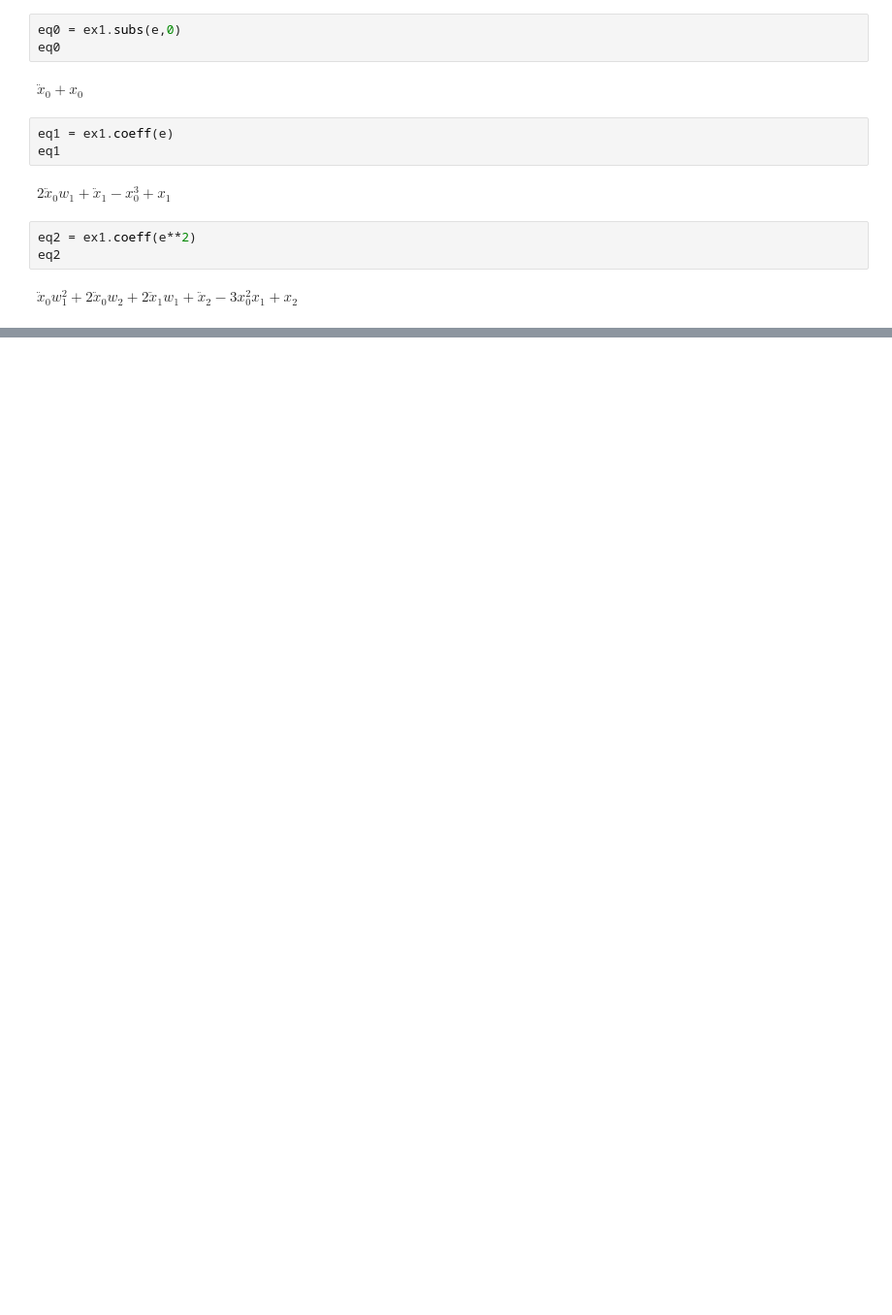
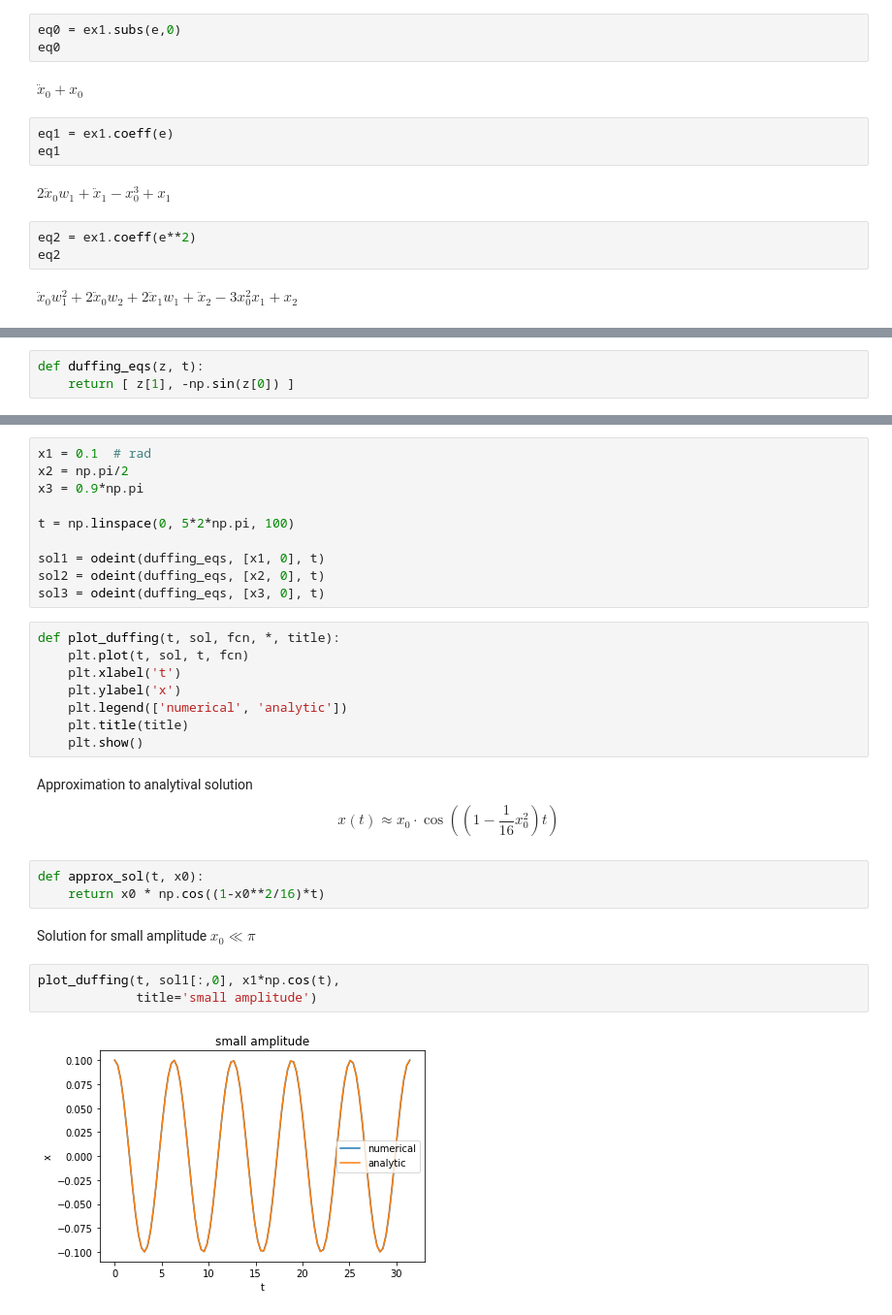
Before and after one commit to vr050714/nonlinear-vibration-seminar, a Jupyter notebook: diffing.ipynb, the cells around one changed output, grey strips where cells are left out. Shown at 97% size. Saved outputs shown, nothing was run; the diff lists cells and outputs as text; blank space fills up the shorter version.

Commit message:
added numerical example

```diff
--- a/diffing.ipynb
+++ b/diffing.ipynb
@@ -30,0 +57,3 @@ from scipy.integrate import odeint
+# %%
+def duffing_eqs(z, t):
+    return [ z[1], -np.sin(z[0]) ]
@@ -30,0 +62,31 @@ from scipy.integrate import odeint
+# %%
+x1 = 0.1  # rad
+x2 = np.pi/2
+x3 = 0.9*np.pi
+
+t = np.linspace(0, 5*2*np.pi, 100)
+
+sol1 = odeint(duffing_eqs, [x1, 0], t)
+sol2 = odeint(duffing_eqs, [x2, 0], t)
+sol3 = odeint(duffing_eqs, [x3, 0], t)
+# %%
+def plot_duffing(t, sol, fcn, *, title):
+    plt.plot(t, sol, t, fcn)
+    plt.xlabel('t')
+    plt.ylabel('x')
+    plt.legend(['numerical', 'analytic'])
+    plt.title(title)
+    plt.show()
+# %% [markdown]
+Approximation to analytival solution
+$$x(t)\approx x_0\cdot\cos\left(\left(1-\frac{1}{16}x_0^2\right)t\right)$$
+# %%
+def approx_sol(t, x0):
+    return x0 * np.cos((1-x0**2/16)*t)
+# %% [markdown]
+Solution for small amplitude $x_0 \ll \pi$
+# %%
+plot_duffing(t, sol1[:,0], x1*np.cos(t),
+             title='small amplitude')
+# %% [output]
+[figure, added]
```
Also changed, not shown: parts of 9 cells of this notebook.
